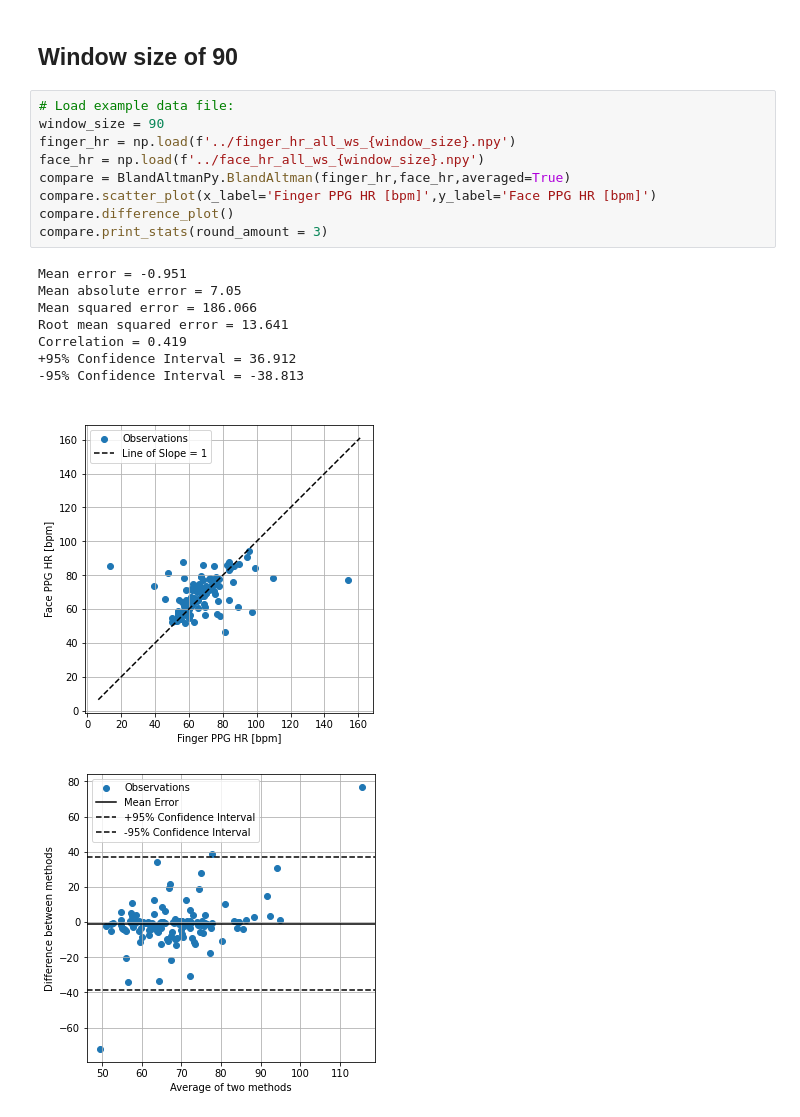
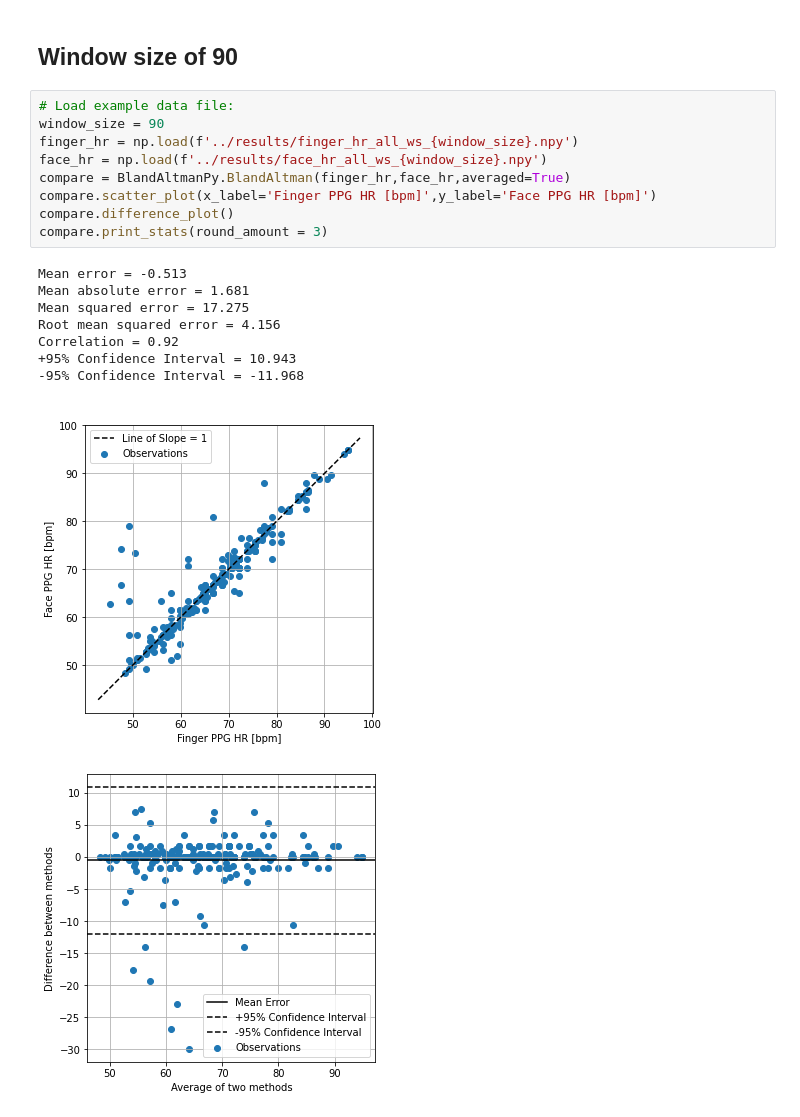
Before and after one commit to ubicomplab/rPPG-BP, a Jupyter notebook: BlandAlmanPlot/BlandAltmanPlot.ipynb, the cells around one changed output. Drawn from its saved outputs; the diff is of its cells as text.

```diff
--- a/BlandAlmanPlot/BlandAltmanPlot.ipynb
+++ b/BlandAlmanPlot/BlandAltmanPlot.ipynb
@@ -92,19 +91,19 @@ Correlation = 0.396
 # %%
 # Load example data file:
 window_size = 90
-finger_hr = np.load(f'../finger_hr_all_ws_{window_size}.npy')
-face_hr = np.load(f'../face_hr_all_ws_{window_size}.npy')
+finger_hr = np.load(f'../results/finger_hr_all_ws_{window_size}.npy')
+face_hr = np.load(f'../results/face_hr_all_ws_{window_size}.npy')
 compare = BlandAltmanPy.BlandAltman(finger_hr,face_hr,averaged=True)
 compare.scatter_plot(x_label='Finger PPG HR [bpm]',y_label='Face PPG HR [bpm]')
 compare.difference_plot()
 compare.print_stats(round_amount = 3)
 # %% [output]
-Mean error = -0.951
-Mean absolute error = 7.05
-Mean squared error = 186.066
-Root mean squared error = 13.641
-Correlation = 0.419
-+95% Confidence Interval = 36.912
--95% Confidence Interval = -38.813
+Mean error = -0.513
+Mean absolute error = 1.681
+Mean squared error = 17.275
+Root mean squared error = 4.156
+Correlation = 0.92
++95% Confidence Interval = 10.943
+-95% Confidence Interval = -11.968
-[figure, old version]
+[figure, new version]
-[figure, old version]
+[figure, new version]
```
Also changed, not shown: parts of 8 cells of this notebook, 8 other files.
